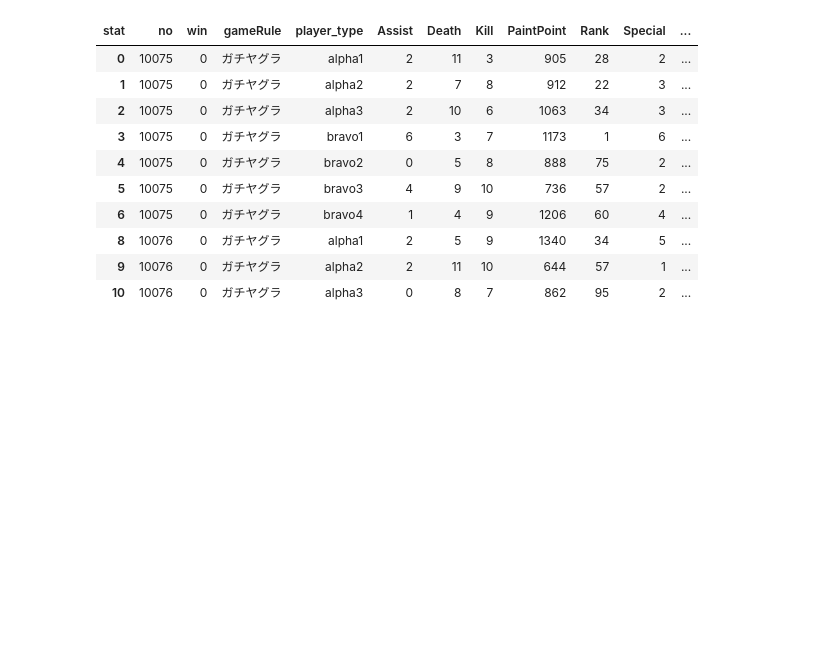
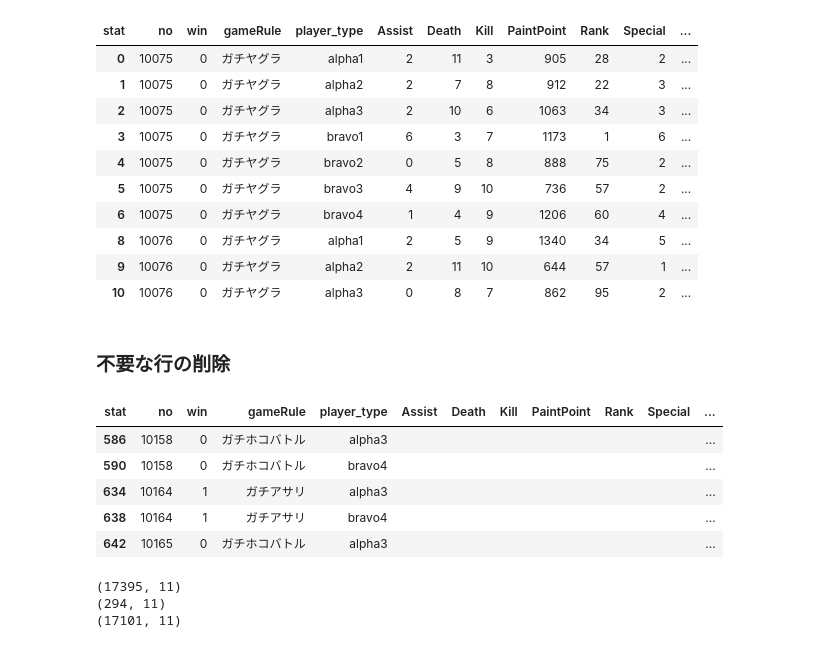
Before and after one commit to cu0001/splatoon-match-analysis, a Jupyter notebook: analyze_splatoon_playdata.ipynb, the cells around one changed output. Drawn from its saved outputs; the diff is of its cells as text; code cells hidden in the pictures; blank space fills up the shorter version.

```diff
--- a/analyze_splatoon_playdata.ipynb
+++ b/analyze_splatoon_playdata.ipynb
@@ -359,3 +346,45 @@ long_data_dropped.head(10)
 | 8 | 10076 | 0 | ガチヤグラ | alpha1 | 2 | 5 | 9 | 1340 | 34 | 5 | ... |
 | 9 | 10076 | 0 | ガチヤグラ | alpha2 | 2 | 11 | 10 | 644 | 57 | 1 | ... |
 | 10 | 10076 | 0 | ガチヤグラ | alpha3 | 0 | 8 | 7 | 862 | 95 | 2 | ... |
+# %% [markdown]
+### 不要な行の削除
+# %%
+# 数値でないデータを含む行を特定する関数
+def is_not_numeric(x):
+    if pd.isna(x):  # NaNなら数値ではないと判断
+        return True
+    try:
+        float(x)  # 数値に変換できるか試す
+        return False  # 変換できたら数値
+    except ValueError:
+        return True  # 変換できなかったら数値でない
+
+# 各列が数値でないかどうかを判定
+non_numeric = long_data_dropped[
+    ["win", "Assist", "Death", "Kill", "PaintPoint", "Rank", "Special", "Udemae"]
+].applymap(is_not_numeric)
+
+# 数値でないデータを含む行を抽出
+non_numeric_rows = long_data_dropped[non_numeric.any(axis=1)]
+
+# 結果を表示
+non_numeric_rows.head()
+# %% [output]
+| stat | no | win | gameRule | player_type | Assist | Death | Kill | PaintPoint | Rank | Special | ... |
+| 586 | 10158 | 0 | ガチホコバトル | alpha3 |  |  |  |  |  |  | ... |
+| 590 | 10158 | 0 | ガチホコバトル | bravo4 |  |  |  |  |  |  | ... |
+| 634 | 10164 | 1 | ガチアサリ | alpha3 |  |  |  |  |  |  | ... |
+| 638 | 10164 | 1 | ガチアサリ | bravo4 |  |  |  |  |  |  | ... |
+| 642 | 10165 | 0 | ガチホコバトル | alpha3 |  |  |  |  |  |  | ... |
+# %%
+# non_numeric_rows のインデックスを取得して long_data_dropped から削除
+long_data_cleaned = long_data_dropped.drop(non_numeric_rows.index)
+
+# 結果を確認
+print(long_data_dropped.shape) # 元のデータの形
+print(non_numeric_rows.shape) # 間違ったデータの形
+print(long_data_cleaned.shape) # 現在のデータの形
+# %% [output]
+(17395, 11)
+(294, 11)
+(17101, 11)
```
Also changed, not shown: parts of 2 cells of this notebook.
